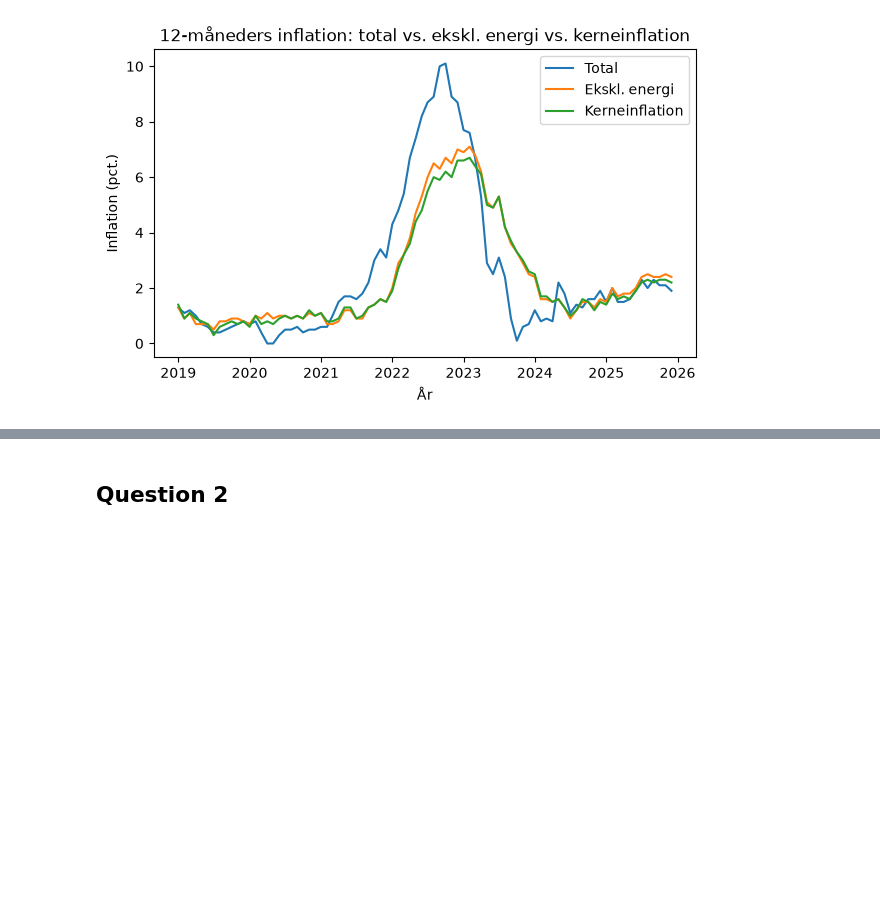
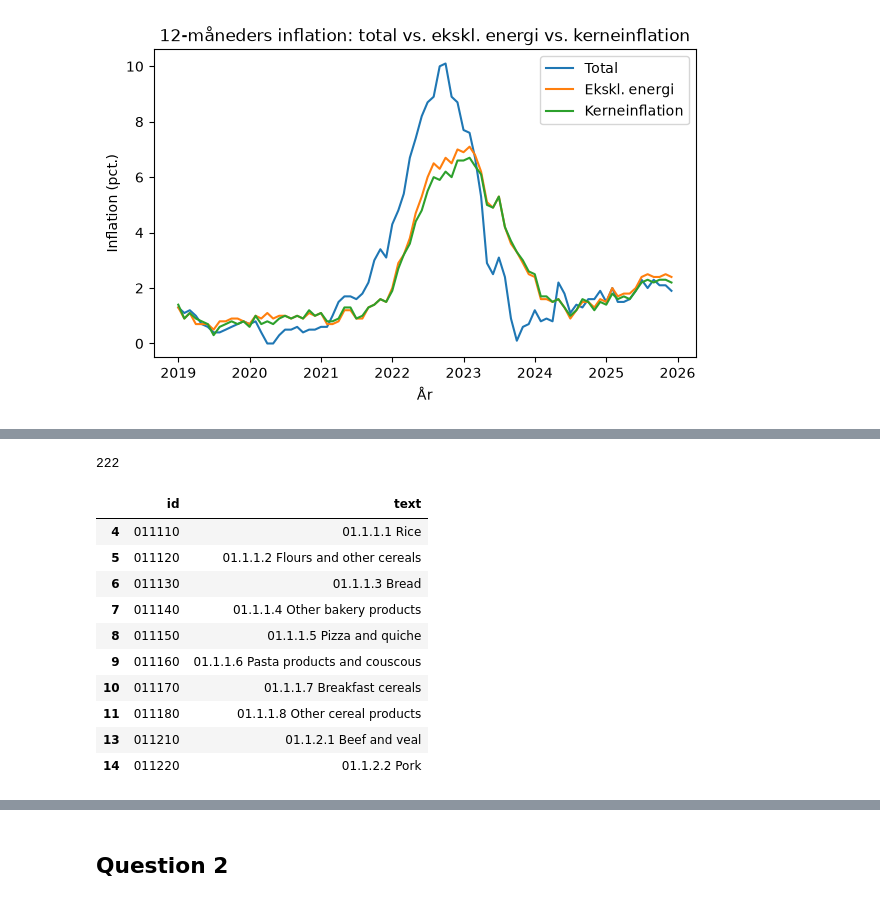
Before and after one commit to NumEconCopenhagen/projects-2025-jvb, a Jupyter notebook: 01_dataproject/dataproject.ipynb, the cells around one changed output, grey strips where cells are left out. Cells and saved outputs as stored; diff of their text form; code cells hidden in the pictures; blank space fills up the shorter version.

```diff
--- a/01_dataproject/dataproject.ipynb
+++ b/01_dataproject/dataproject.ipynb
@@ -275,0 +304,18 @@ ax.legend()
+# %%
+pris111 = DstApi('PRIS111')
+categories_4digit = dataproject.get_4digit_categories(pris111)
+print(len(categories_4digit))
+categories_4digit.head(10)
+# %% [output]
+222
+|  | id | text |
+| 4 | 011110 | 01.1.1.1 Rice |
+| 5 | 011120 | 01.1.1.2 Flours and other cereals |
+| 6 | 011130 | 01.1.1.3 Bread |
+| 7 | 011140 | 01.1.1.4 Other bakery products |
+| 8 | 011150 | 01.1.1.5 Pizza and quiche |
+| 9 | 011160 | 01.1.1.6 Pasta products and couscous |
+| 10 | 011170 | 01.1.1.7 Breakfast cereals |
+| 11 | 011180 | 01.1.1.8 Other cereal products |
+| 13 | 011210 | 01.1.2.1 Beef and veal |
+| 14 | 011220 | 01.1.2.2 Pork |
```
Also changed, not shown: parts of 8 cells of this notebook, 1 other file.
